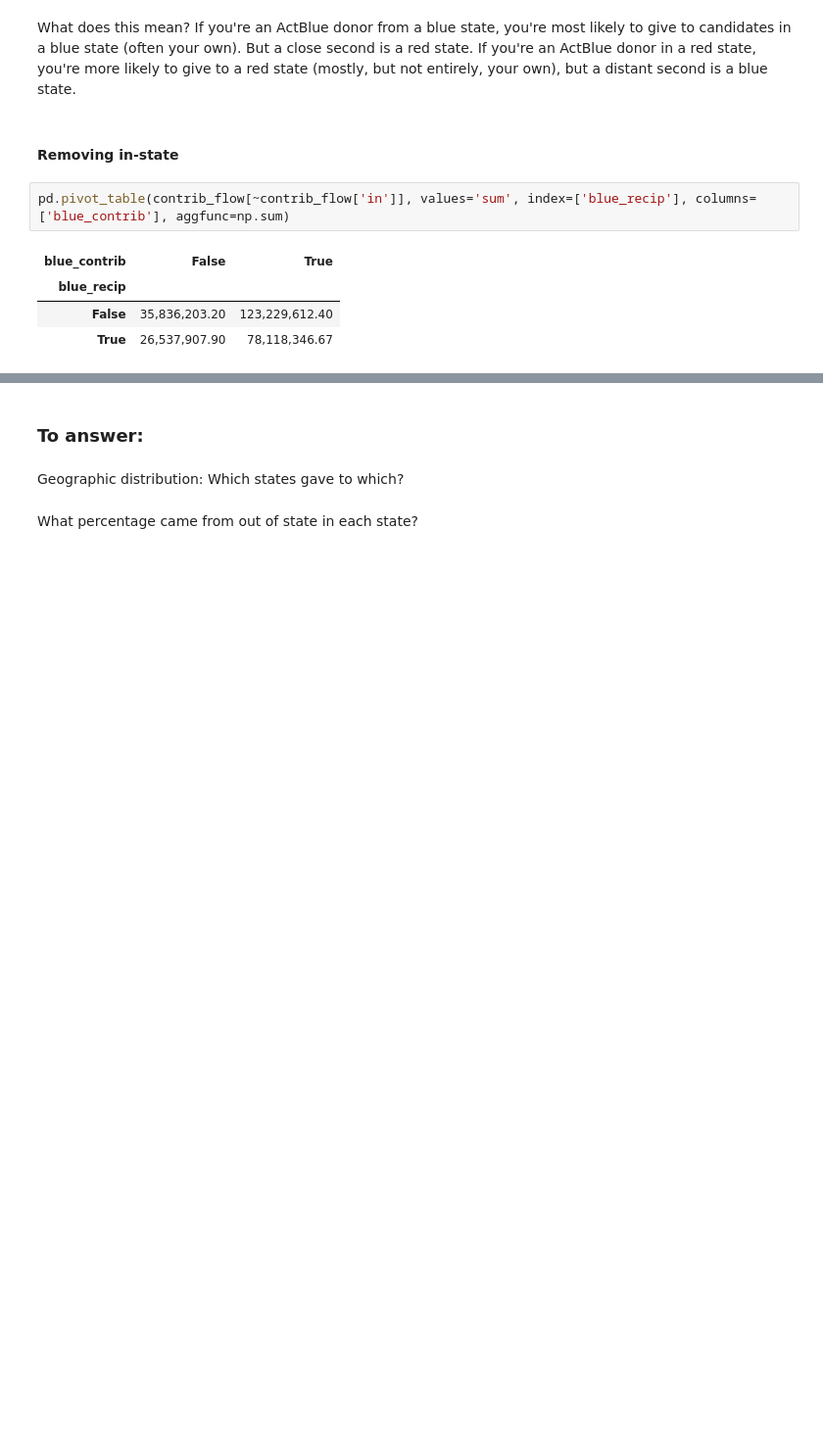
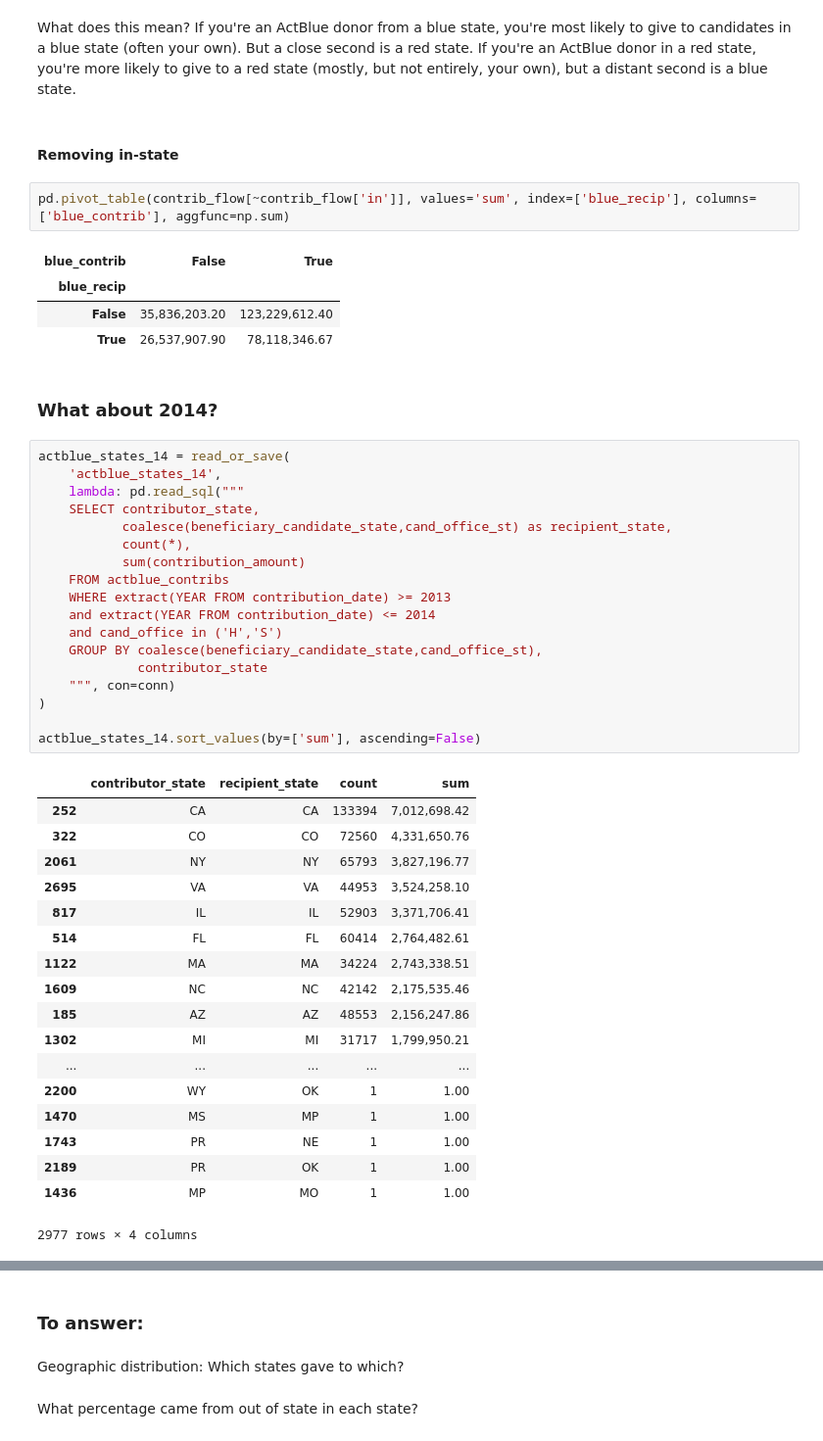
Before and after one commit to PublicI/actblue-analysis, a Jupyter notebook: analysis.ipynb, the cells around one changed output, grey strips where cells are left out. Shown: that part at 98% size. Saved outputs shown, nothing was run; the diff lists cells and outputs as text; blank space fills up the shorter version.

```diff
--- a/analysis.ipynb
+++ b/analysis.ipynb
@@ -1033,3 +1034,42 @@ pd.pivot_table(contrib_flow[~contrib_flow['in']], values='sum', index=['blue_rec
 | blue_recip |  |  |
 | False | 35,836,203.20 | 123,229,612.40 |
 | True | 26,537,907.90 | 78,118,346.67 |
+# %% [markdown]
+### What about 2014?
+# %%
+actblue_states_14 = read_or_save(
+    'actblue_states_14',
+    lambda: pd.read_sql("""
+    SELECT contributor_state,
+           coalesce(beneficiary_candidate_state,cand_office_st) as recipient_state,
+           count(*),
+           sum(contribution_amount)
+    FROM actblue_contribs
+    WHERE extract(YEAR FROM contribution_date) >= 2013
+    and extract(YEAR FROM contribution_date) <= 2014
+    and cand_office in ('H','S')
+    GROUP BY coalesce(beneficiary_candidate_state,cand_office_st),
+             contributor_state
+    """, con=conn)
+)
+
+actblue_states_14.sort_values(by=['sum'], ascending=False)
+# %% [output]
+|  | contributor_state | recipient_state | count | sum |
+| 252 | CA | CA | 133394 | 7,012,698.42 |
+| 322 | CO | CO | 72560 | 4,331,650.76 |
+| 2061 | NY | NY | 65793 | 3,827,196.77 |
+| 2695 | VA | VA | 44953 | 3,524,258.10 |
+| 817 | IL | IL | 52903 | 3,371,706.41 |
+| 514 | FL | FL | 60414 | 2,764,482.61 |
+| 1122 | MA | MA | 34224 | 2,743,338.51 |
+| 1609 | NC | NC | 42142 | 2,175,535.46 |
+| 185 | AZ | AZ | 48553 | 2,156,247.86 |
+| 1302 | MI | MI | 31717 | 1,799,950.21 |
+| ... | ... | ... | ... | ... |
+| 2200 | WY | OK | 1 | 1.00 |
+| 1470 | MS | MP | 1 | 1.00 |
+| 1743 | PR | NE | 1 | 1.00 |
+| 2189 | PR | OK | 1 | 1.00 |
+| 1436 | MP | MO | 1 | 1.00 |
+2977 rows × 4 columns
```
Also changed, not shown: parts of 8 cells of this notebook, 5 other files.
